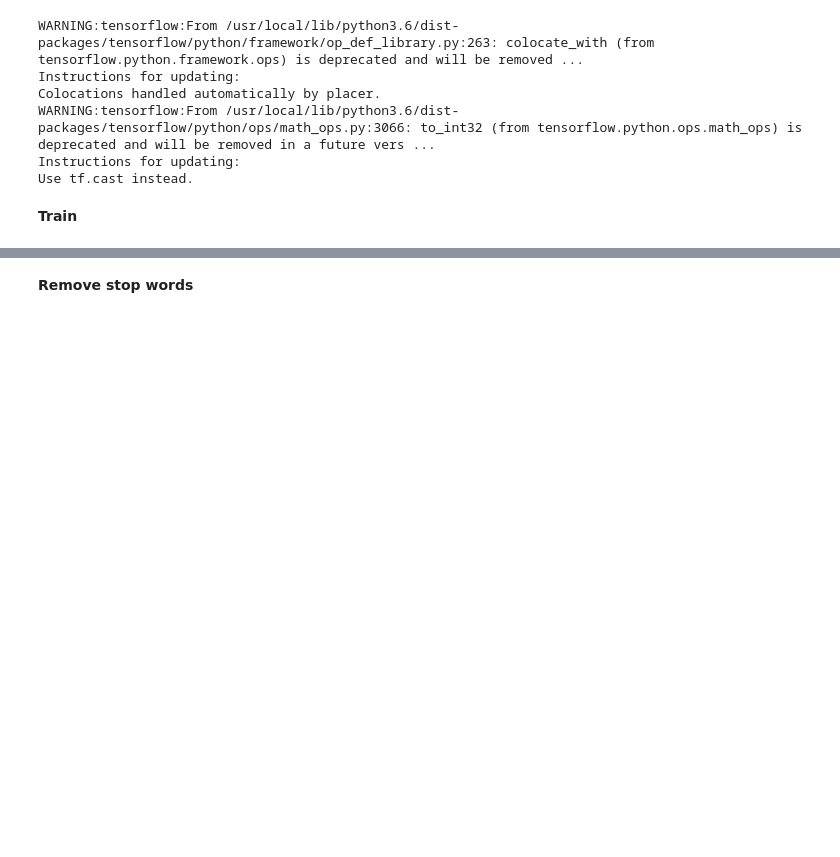
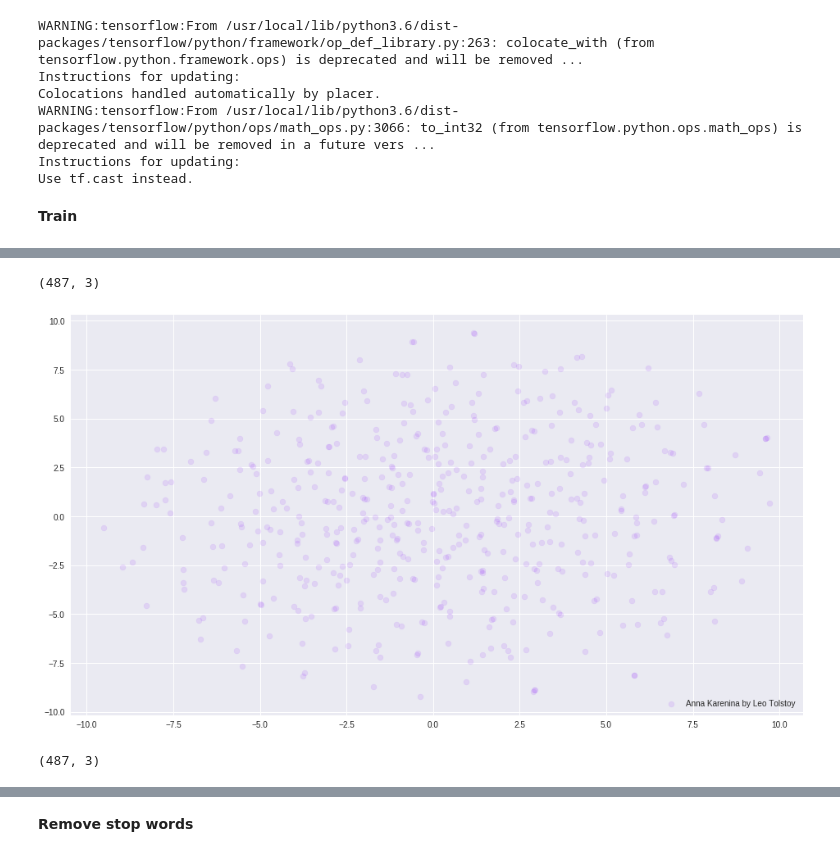
Before and after one commit to dnrb/word2vec_char_level, a Jupyter notebook: first_file(smaller_sample).ipynb, the cells around one changed output, grey strips where cells are left out. Cells and saved outputs as stored; diff of their text form; code cells hidden in the pictures; blank space fills up the shorter version.

```diff
--- a/first_file(smaller_sample).ipynb
+++ b/first_file(smaller_sample).ipynb
@@ -182,26 +173,26 @@ ONE_HOT_DIM = n_Voc
 # Y_train = np.asarray(Y)
 
 # making placeholders for X_train and Y_train
-x = tf.placeholder(tf.float32, shape=(None, ONE_HOT_DIM))
-y_label = tf.placeholder(tf.float32, shape=(None, ONE_HOT_DIM))
+x = tf.placeholder(tf.float64, shape=(None, ONE_HOT_DIM))
+y_label = tf.placeholder(tf.float64, shape=(None, ONE_HOT_DIM))
 
 # word embedding will be 2 dimension for 2d visualization
-EMBEDDING_DIM = 2
+EMBEDDING_DIM = 30
 
 # hidden layer: which represents word vector eventually
-W1 = tf.Variable(tf.random_normal([ONE_HOT_DIM, EMBEDDING_DIM]))
-b1 = tf.Variable(tf.random_normal([1])) #bias
+W1 = tf.Variable(tf.random_normal([ONE_HOT_DIM, EMBEDDING_DIM], dtype=tf.float64))
+b1 = tf.Variable(tf.random_normal([1], dtype=tf.float64)) #bias
 hidden_layer = tf.add(tf.matmul(x,W1), b1)
 
 # output layer
-W2 = tf.Variable(tf.random_normal([EMBEDDING_DIM, ONE_HOT_DIM]))
-b2 = tf.Variable(tf.random_normal([1]))
+W2 = tf.Variable(tf.random_normal([EMBEDDING_DIM, ONE_HOT_DIM], dtype=tf.float64))
+b2 = tf.Variable(tf.random_normal([1], dtype=tf.float64))
 prediction = tf.nn.softmax(tf.add( tf.matmul(hidden_layer, W2), b2))
 
 # loss function: cross entropy
 loss = tf.reduce_mean(-tf.reduce_sum(y_label * tf.log(prediction), axis=[1]))
 
-# training operation
+# training operation(learning rate)
 train_op = tf.train.GradientDescentOptimizer(0.05).minimize(loss)
 # %% [output]
 WARNING:tensorflow:From /usr/local/lib/python3.6/dist-packages/tensorflow/python/framework/op_def_library.py:263: colocate_with (from tensorflow.python.framework.ops) is deprecated and will be removed ...
@@ -217,12 +208,12 @@ sess = tf.Session()
 init = tf.global_variables_initializer()
 sess.run(init)
 
-iteration = 20000
-for i in range(iteration):
+iteration = 30000
+for i in range(iteration + 1):
     X, Y = data_generate(n_Train, n_Voc, n_Corpus, WINDOW_SIZE, word2int)
     # input is X_train which is one hot encoded word
     # label is Y_train which is one hot encoded neighbor word
     sess.run(train_op, feed_dict={x: X, y_label: Y})
-    if i % 100 == 0:
+    if i % 500 == 0:
         print('iteration '+str(i)+' loss is : ', sess.run(loss, feed_dict={x: X, y_label: Y}))
 # %% [output]
@@ -245,0 +250,3 @@ iteration 19900 loss is :  nan
+# %%
+vectors = sess.run(W1 + b1)
+vectors
@@ -245,0 +267,28 @@ iteration 19900 loss is :  nan
+# %%
+vector_embedded_2d = TSNE().fit_transform(vectors)
+vector_embedded.shape
+# %% [output]
+(487, 3)
+# %%
+def tsne_plot_2d(label, embeddings, words=[], a=1):
+    plt.figure(figsize=(16, 9))
+    colors = cm.rainbow(np.linspace(0, 1, 1))
+    x = embeddings[:,0]
+    y = embeddings[:,1]
+    plt.scatter(x, y, c=colors, alpha=a, label=label)
+    for i, word in enumerate(words):
+        plt.annotate(word, alpha=0.3, xy=(x[i], y[i]), xytext=(5, 2),
+                     textcoords='offset points', ha='right', va='bottom', size=10)
+    plt.legend(loc=4)
+    plt.grid(True)
+    plt.savefig("hhh.png", format='png', dpi=150, bbox_inches='tight')
+    plt.show()
+
+tsne_plot_2d('Anna Karenina by Leo Tolstoy', vector_embedded_2d, a=0.1)
+# %% [output]
+[figure, added]
+# %%
+vector_embedded_3d = TSNE(n_components=3).fit_transform(vectors)
+vector_embedded.shape
+# %% [output]
+(487, 3)
```
Also changed, not shown: parts of 16 cells of this notebook.
